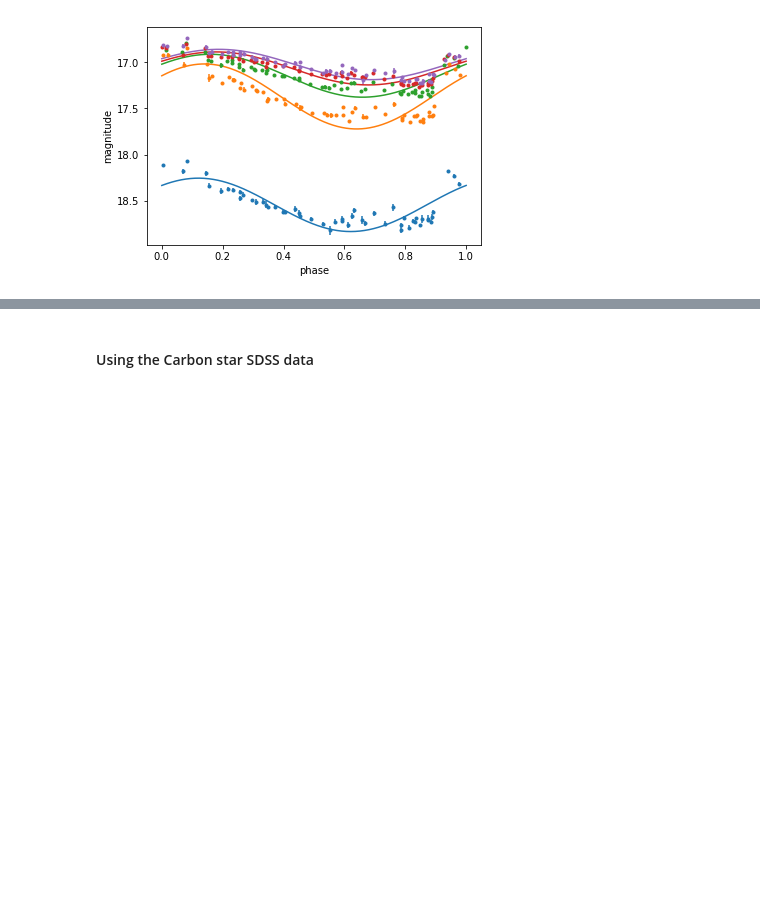
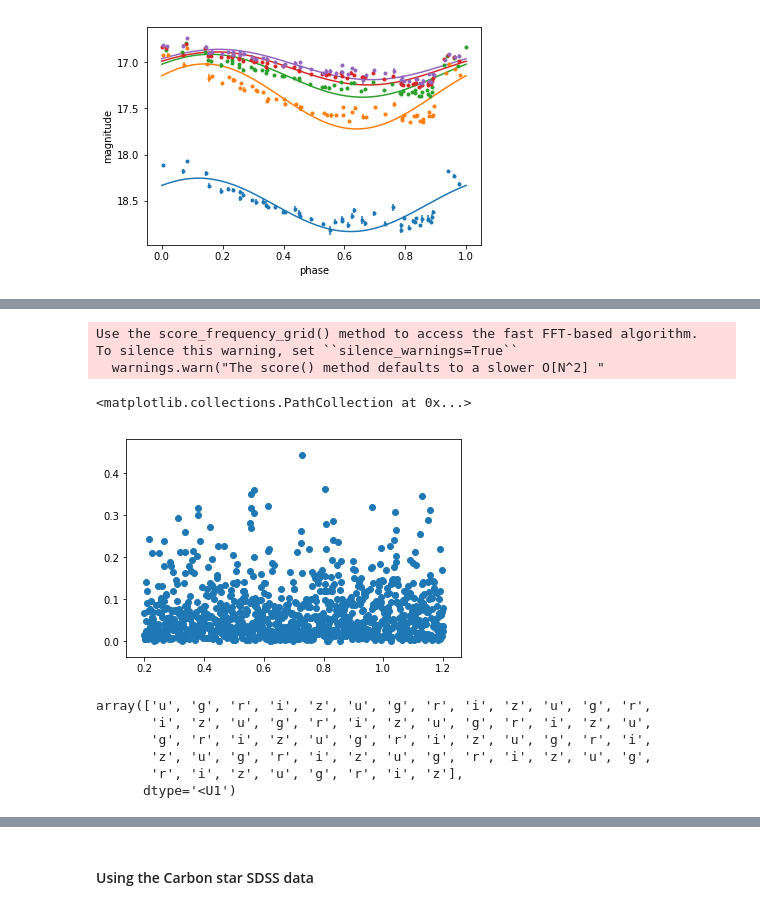
Before and after one commit to suberlak/SDSS_S82_FP_research, a Jupyter notebook: code/Read_S82_photometry.ipynb, the cells around one changed output, grey strips where cells are left out. Cells and saved outputs as stored; diff of their text form; code cells hidden in the pictures; blank space fills up the shorter version.

```diff
--- a/code/Read_S82_photometry.ipynb
+++ b/code/Read_S82_photometry.ipynb
@@ -322,0 +289,10 @@ array([[ 18.33426568,  18.3330204 ,  18.33178348, ...,  18.33678112,
+# %%
+periods = np.linspace(0.2,1.2,1000)
+scores = model.periodogram(periods=periods)
+plt.scatter(periods, scores)
+# %% [output]
+Use the score_frequency_grid() method to access the fast FFT-based algorithm.
+To silence this warning, set ``silence_warnings=True``
+  warnings.warn("The score() method defaults to a slower O[N^2] "
+<matplotlib.collections.PathCollection at 0x...>
+[figure, added]
@@ -322,0 +325,9 @@ array([[ 18.33426568,  18.3330204 ,  18.33178348, ...,  18.33678112,
+# %%
+filts
+# %% [output]
+array(['u', 'g', 'r', 'i', 'z', 'u', 'g', 'r', 'i', 'z', 'u', 'g', 'r',
+       'i', 'z', 'u', 'g', 'r', 'i', 'z', 'u', 'g', 'r', 'i', 'z', 'u',
+       'g', 'r', 'i', 'z', 'u', 'g', 'r', 'i', 'z', 'u', 'g', 'r', 'i',
+       'z', 'u', 'g', 'r', 'i', 'z', 'u', 'g', 'r', 'i', 'z', 'u', 'g',
+       'r', 'i', 'z', 'u', 'g', 'r', 'i', 'z'],
+      dtype='<U1')
```
Also changed, not shown: parts of 19 cells of this notebook.
